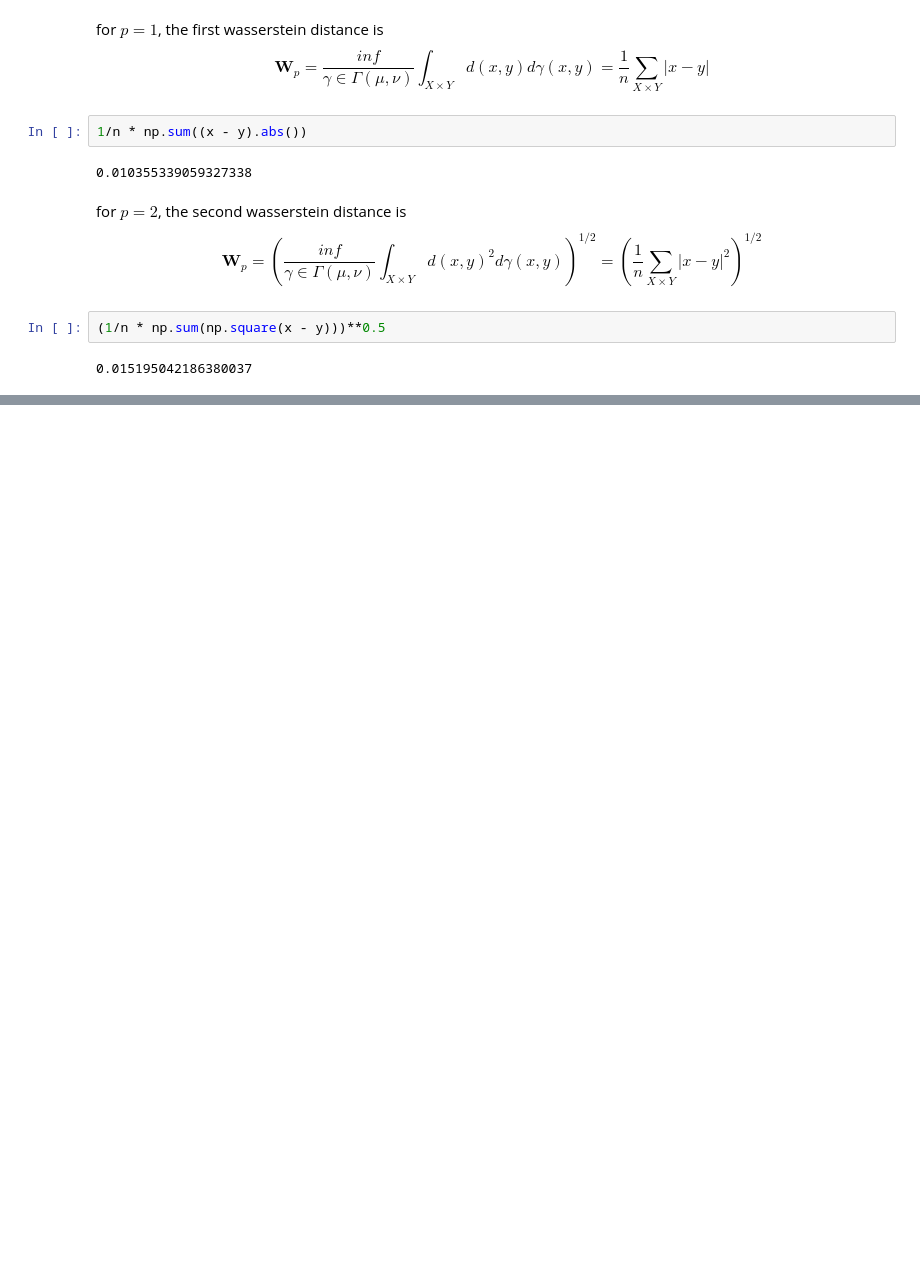
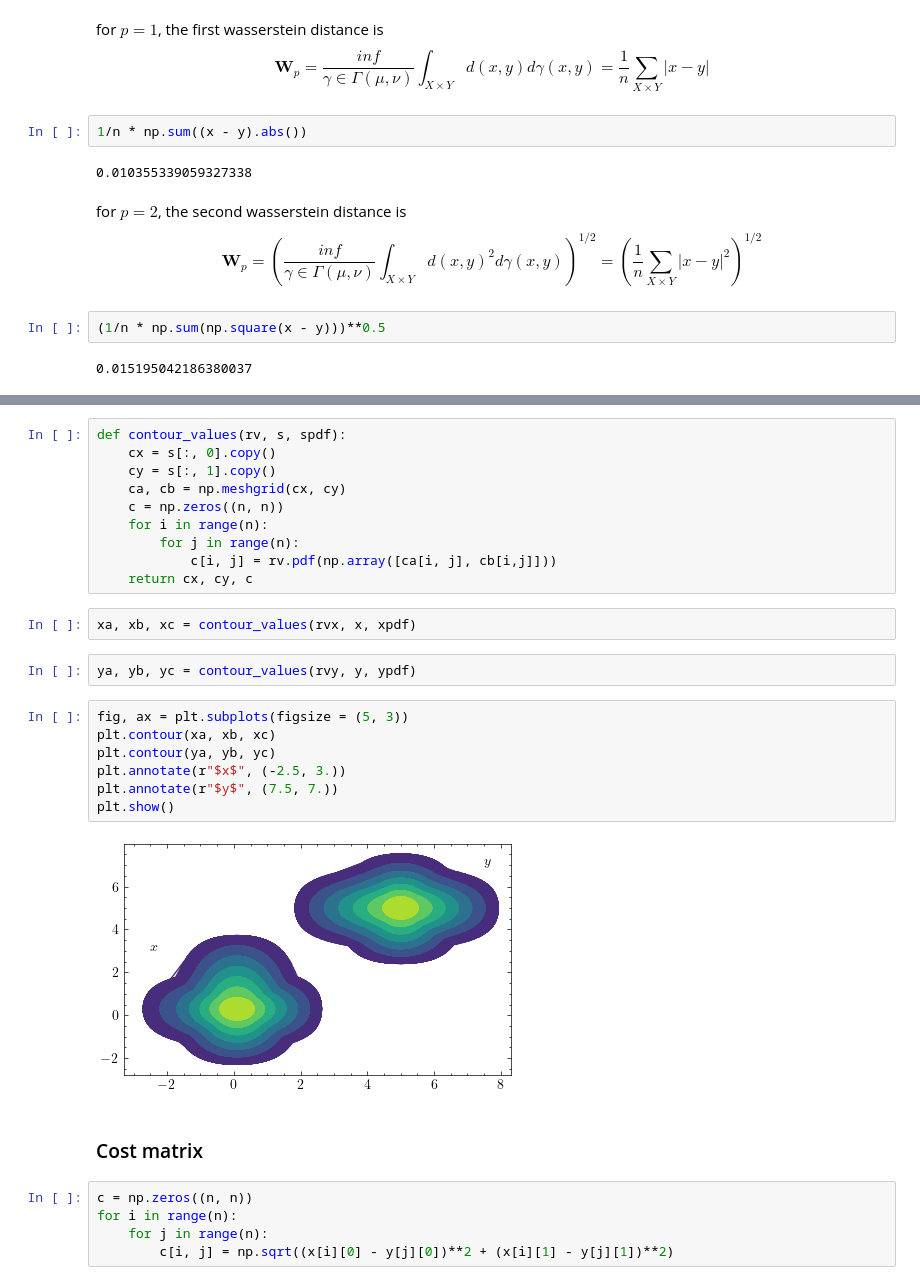
Before and after one commit to istmarc/optimal-transport, a Jupyter notebook: wasserstein/Wasserstein distance.ipynb, the cells around one changed output, grey strips where cells are left out. Cells and saved outputs as stored; diff of their text form; blank space fills up the shorter version.

```diff
--- a/wasserstein/Wasserstein distance.ipynb
+++ b/wasserstein/Wasserstein distance.ipynb
@@ -127,0 +182,30 @@ $$
+# %%
+def contour_values(rv, s, spdf):
+    cx = s[:, 0].copy()
+    cy = s[:, 1].copy()
+    ca, cb = np.meshgrid(cx, cy)
+    c = np.zeros((n, n))
+    for i in range(n):
+        for j in range(n):
+            c[i, j] = rv.pdf(np.array([ca[i, j], cb[i,j]]))
+    return cx, cy, c
+# %%
+xa, xb, xc = contour_values(rvx, x, xpdf)
+# %%
+ya, yb, yc = contour_values(rvy, y, ypdf)
+# %%
+fig, ax = plt.subplots(figsize = (5, 3))
+plt.contour(xa, xb, xc)
+plt.contour(ya, yb, yc)
+plt.annotate(r"$x$", (-2.5, 3.))
+plt.annotate(r"$y$", (7.5, 7.))
+plt.show()
+# %% [output]
+[figure, added]
+# %% [markdown]
+### Cost matrix
+# %%
+c = np.zeros((n, n))
+for i in range(n):
+    for j in range(n):
+        c[i, j] = np.sqrt((x[i][0] - y[j][0])**2 + (x[i][1] - y[j][1])**2)
```
Also changed, not shown: parts of 31 cells of this notebook.
